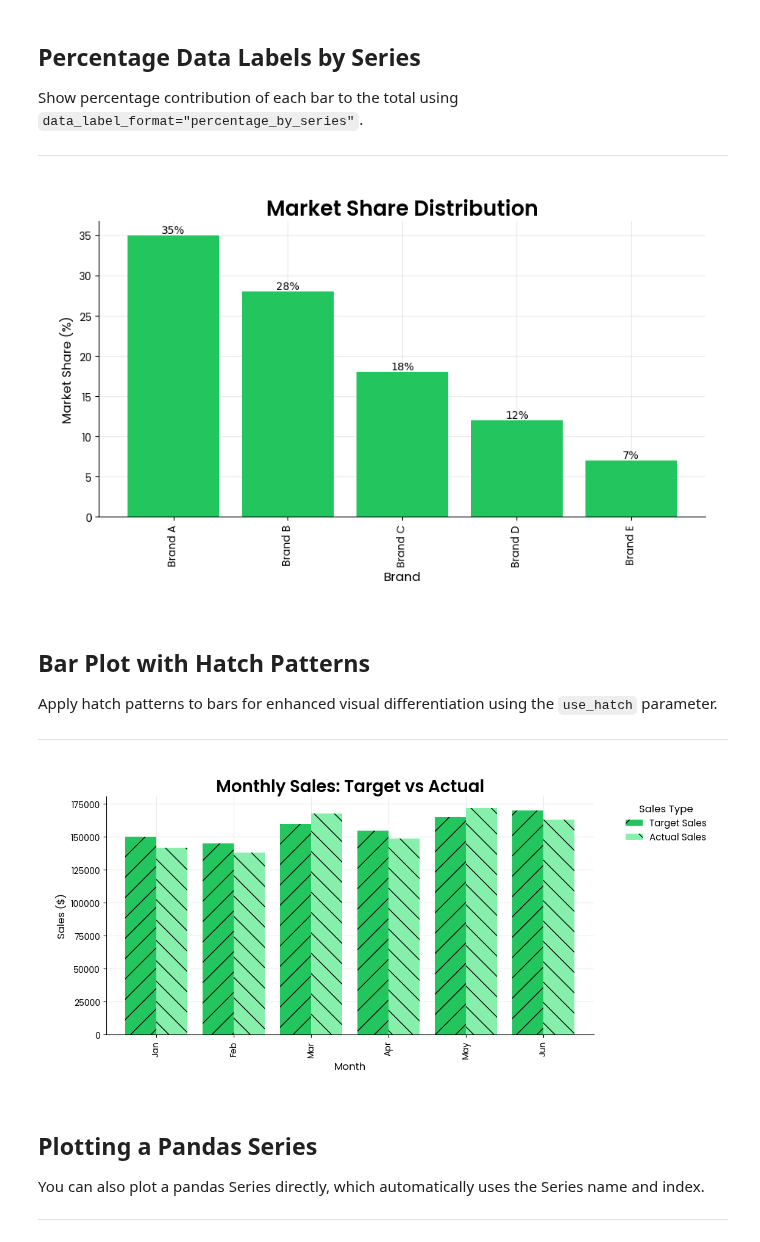
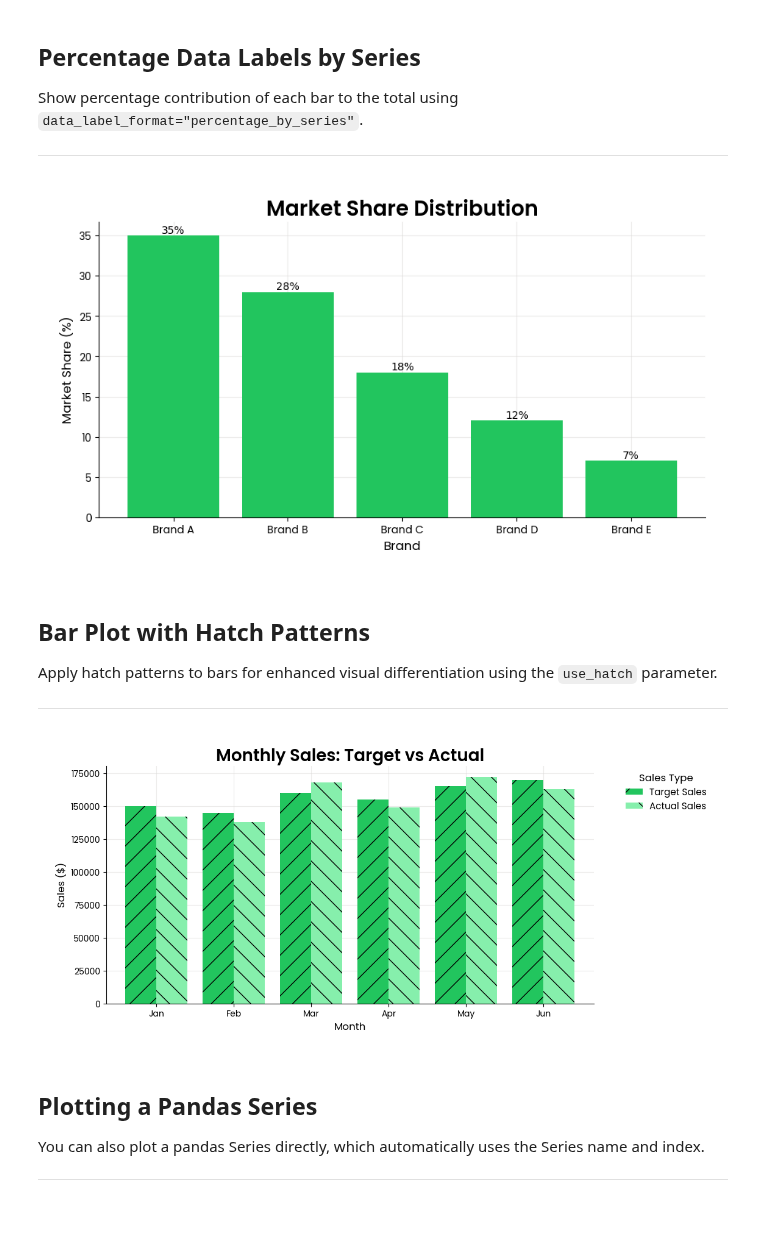
Before and after one commit to Data-Simply/pyretailscience, a Jupyter notebook: docs/gallery/plots/bar.ipynb, the cells around one changed output. Saved outputs shown, nothing was run; the diff lists cells and outputs as text; code cells hidden in the pictures; blank space fills up the shorter version.

```diff
--- a/docs/gallery/plots/bar.ipynb
+++ b/docs/gallery/plots/bar.ipynb
@@ -203,24 +206,25 @@ Show percentage contribution of each bar to the total using `data_label_format="
 # %%
 # Create sample market share data
 market_share_data = pd.DataFrame(
     {
         "brand": ["Brand A", "Brand B", "Brand C", "Brand D", "Brand E"],
         "market_share": [35, 28, 18, 12, 7],
     },
 )
 
 ax = bar.plot(
     market_share_data,
     x_col="brand",
     value_col="market_share",
     title="Market Share Distribution",
     x_label="Brand",
     y_label="Market Share (%)",
     data_label_format="percentage_by_series",
+    rot=0,
 )
 plt.show()
 # %% [output]
-[figure, old version]
+[figure, new version]
 # %% [markdown]
 ## Bar Plot with Hatch Patterns
 
@@ -247,10 +251,11 @@ ax = bar.plot(
     legend_title="Sales Type",
     use_hatch=True,
     move_legend_outside=True,
+    rot=0,
 )
 plt.show()
 # %% [output]
-[figure, old version]
+[figure, new version]
 # %% [markdown]
 ## Plotting a Pandas Series
 
```
Also changed, not shown: parts of 7 cells of this notebook, 1 other file.
